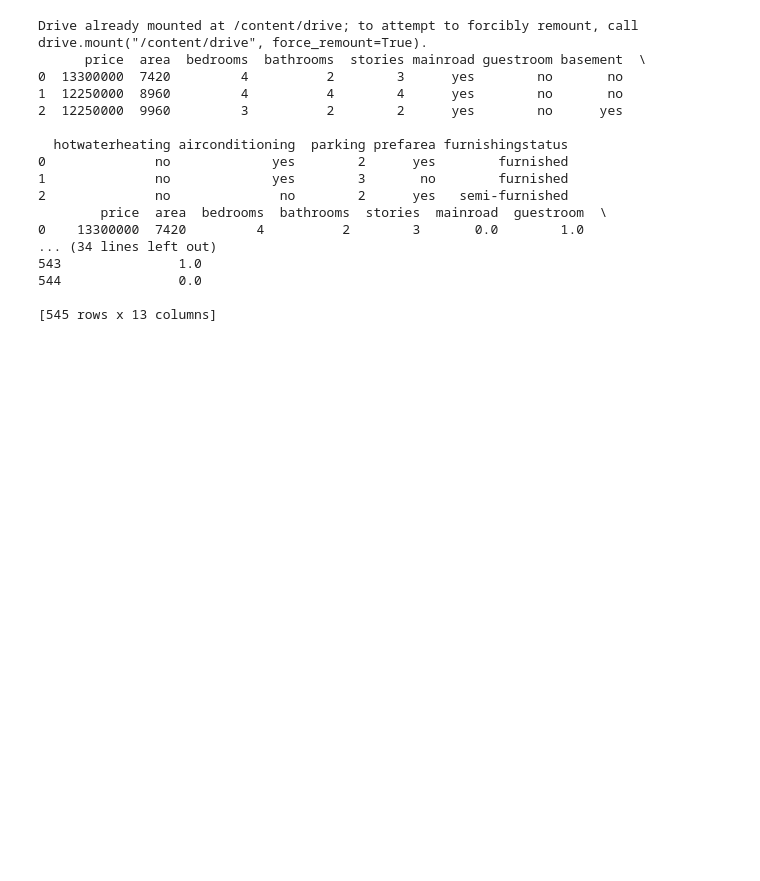
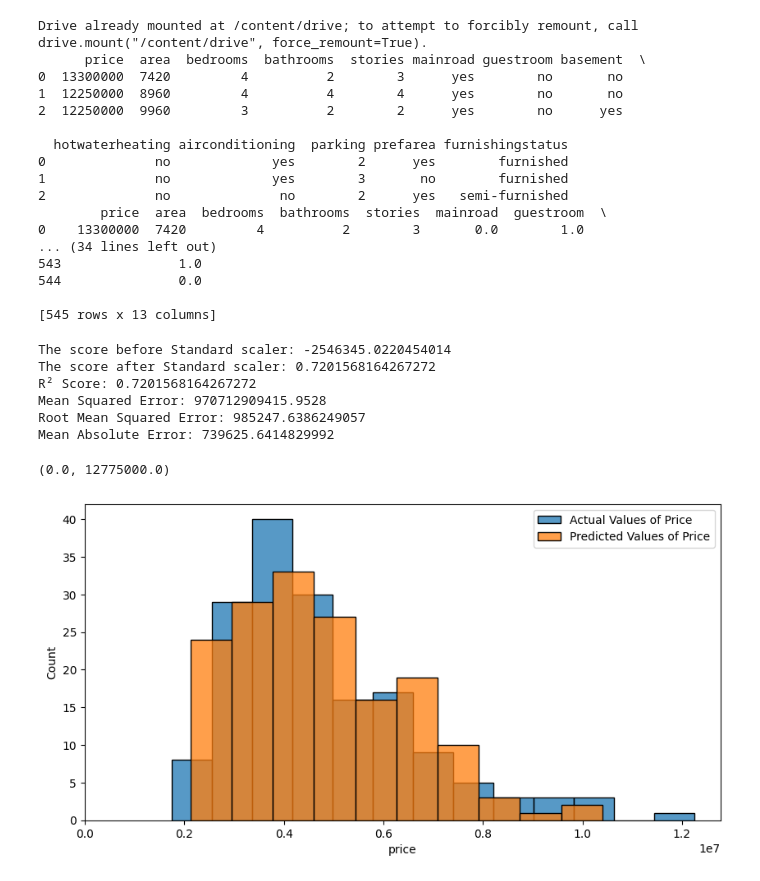
Before and after one commit to VidhyaKishor27/Pythonbasic, a Jupyter notebook: Miniproject_6.ipynb, the cells around one changed output. Drawn from its saved outputs; the diff is of its cells as text; code cells hidden in the pictures; blank space fills up the shorter version.

```diff
--- a/Miniproject_6.ipynb
+++ b/Miniproject_6.ipynb
@@ -272,28 +272,54 @@ Drive already mounted at /content/drive; to attempt to forcibly remount, call dr
 # %%
 from sklearn.model_selection import train_test_split
 from sklearn import metrics
 from sklearn.model_selection import cross_validate
 from sklearn.linear_model import LinearRegression
+from sklearn.metrics import mean_squared_error, mean_absolute_error, r2_score
+from sklearn.preprocessing import StandardScaler
+import seaborn as sns
+import matplotlib.pyplot as plt
 # Assuming data has features(X) and target variable (Y)
-X=df.drop('price', axis=1)
-Y=df['price']
+X=house.drop('price', axis=1)
+Y=house['price']
 # Spliting data into train & test data with test data size as 30% i.e 0.3
 Xtrain, Xtest, Ytrain, Ytest = train_test_split(X,Y,test_size=0.3, random_state=0)
 lr = LinearRegression()
+scaler=StandardScaler()
+Xtrain_s=scaler.fit_transform(Xtrain)
 # training the data using linear regression method
-lr.fit_transform(Xtrain,Ytrain)
+lr.fit(Xtrain,Ytrain)
+lr.fit(Xtrain_s,Ytrain)
+Xtest_s=scaler.transform(Xtest)
+a=lr.score(Xtest,Ytest)
+b=lr.score(Xtest_s,Ytest)
+print("The score before Standard scaler:",a)
+print("The score after Standard scaler:",b)
 # Predicting the prices using Test data
-prediction=lr.predict(Xtest)
+prediction=lr.predict(Xtest_s)
 #Calculating evaluation metrics using Test data:
-#1. R2 Squared error:
+#1. R1 Squared error:
 r2=r2_score(Ytest, prediction)
 print("R² Score:", r2)
 #2.Mean Squared Error
 mse = mean_squared_error(Ytest, prediction)
 print("Mean Squared Error:", mse)
 #3. Root Mean Squared Error
 rmse = np.sqrt(mse)
 print("Root Mean Squared Error:", rmse)
 #4. Mean Absolute Error (MAE)
 mae = mean_absolute_error(Ytest, prediction)
 print("Mean Absolute Error:", mae)
+plt.figure(figsize=(10,5))
+sns.histplot(Ytest)
+sns.histplot(prediction)
+plt.legend(labels=['Actual Values of Price', 'Predicted Values of Price'])
+plt.xlim(0,)
+# %% [output]
+The score before Standard scaler: -2546345.0220454014
+The score after Standard scaler: 0.7201568164267272
+R² Score: 0.7201568164267272
+Mean Squared Error: 970712909415.9528
+Root Mean Squared Error: 985247.6386249057
+Mean Absolute Error: 739625.6414829992
+(0.0, 12775000.0)
+[figure, added]
```
